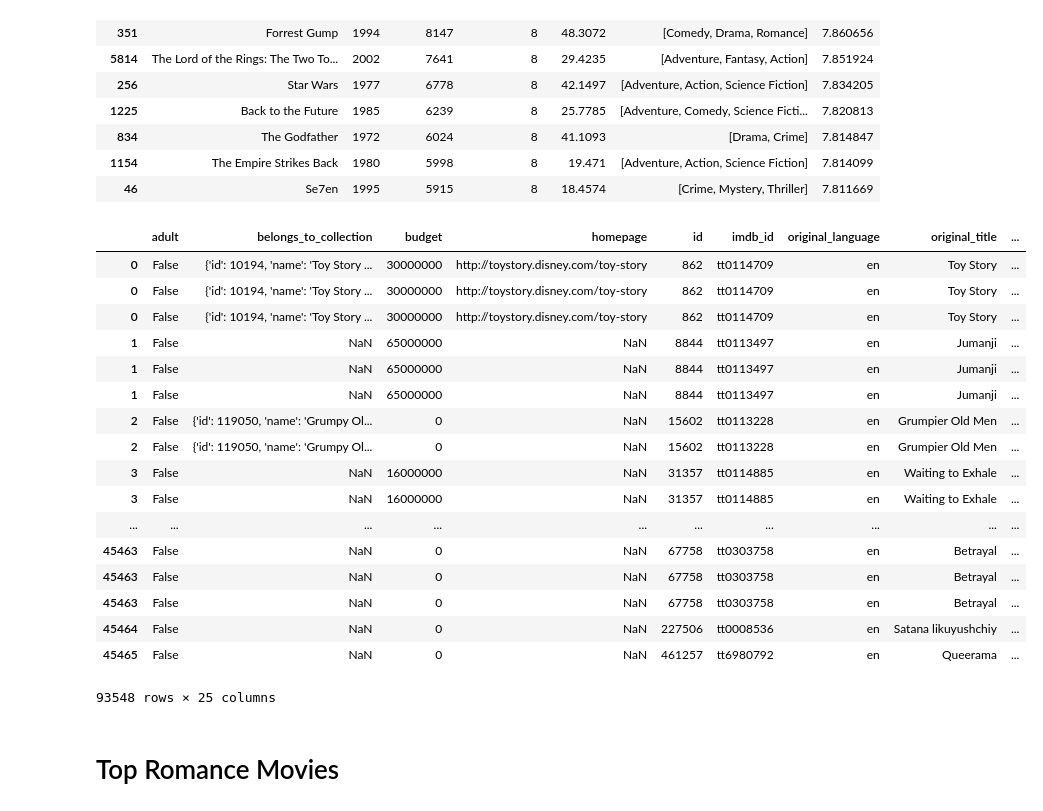
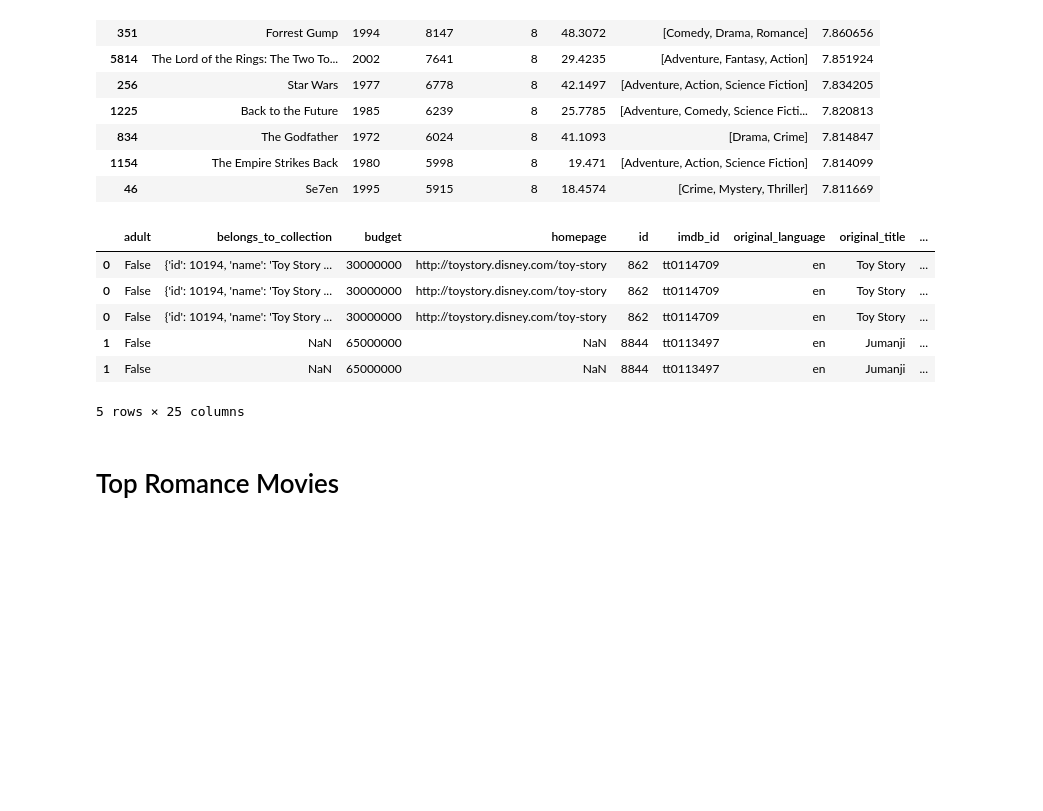
Before and after one commit to birhade-rohit/Recommender-Systems, a Jupyter notebook: Recommender Systems.ipynb, the cells around one changed output. Cells and saved outputs as stored; diff of their text form; code cells hidden in the pictures; blank space fills up the shorter version.

```diff
--- a/Recommender Systems.ipynb
+++ b/Recommender Systems.ipynb
@@ -115,26 +115,15 @@ s.name = 'genre'
 # %%
 gen_md = md.drop('genres',axis=1).join(s)
 # %%
-gen_md
+gen_md.head()
 # %% [output]
 |  | adult | belongs_to_collection | budget | homepage | id | imdb_id | original_language | original_title | ... |
 | 0 | False | {'id': 10194, 'name': 'Toy Story ... | 30000000 | http://toystory.disney.com/toy-story | 862 | tt0114709 | en | Toy Story | ... |
 | 0 | False | {'id': 10194, 'name': 'Toy Story ... | 30000000 | http://toystory.disney.com/toy-story | 862 | tt0114709 | en | Toy Story | ... |
 | 0 | False | {'id': 10194, 'name': 'Toy Story ... | 30000000 | http://toystory.disney.com/toy-story | 862 | tt0114709 | en | Toy Story | ... |
 | 1 | False | NaN | 65000000 | NaN | 8844 | tt0113497 | en | Jumanji | ... |
 | 1 | False | NaN | 65000000 | NaN | 8844 | tt0113497 | en | Jumanji | ... |
-| 1 | False | NaN | 65000000 | NaN | 8844 | tt0113497 | en | Jumanji | ... |
-| 2 | False | {'id': 119050, 'name': 'Grumpy Ol... | 0 | NaN | 15602 | tt0113228 | en | Grumpier Old Men | ... |
-| 2 | False | {'id': 119050, 'name': 'Grumpy Ol... | 0 | NaN | 15602 | tt0113228 | en | Grumpier Old Men | ... |
-| 3 | False | NaN | 16000000 | NaN | 31357 | tt0114885 | en | Waiting to Exhale | ... |
-| 3 | False | NaN | 16000000 | NaN | 31357 | tt0114885 | en | Waiting to Exhale | ... |
-| ... | ... | ... | ... | ... | ... | ... | ... | ... | ... |
-| 45463 | False | NaN | 0 | NaN | 67758 | tt0303758 | en | Betrayal | ... |
-| 45463 | False | NaN | 0 | NaN | 67758 | tt0303758 | en | Betrayal | ... |
-| 45463 | False | NaN | 0 | NaN | 67758 | tt0303758 | en | Betrayal | ... |
-| 45464 | False | NaN | 0 | NaN | 227506 | tt0008536 | en | Satana likuyushchiy | ... |
-| 45465 | False | NaN | 0 | NaN | 461257 | tt6980792 | en | Queerama | ... |
-93548 rows × 25 columns
+5 rows × 25 columns
 # %%
 def build_chart(genre, percentile=0.85):
     df = gen_md[gen_md['genre'] == genre]
```
Also changed, not shown: parts of 1 cell of this notebook.
